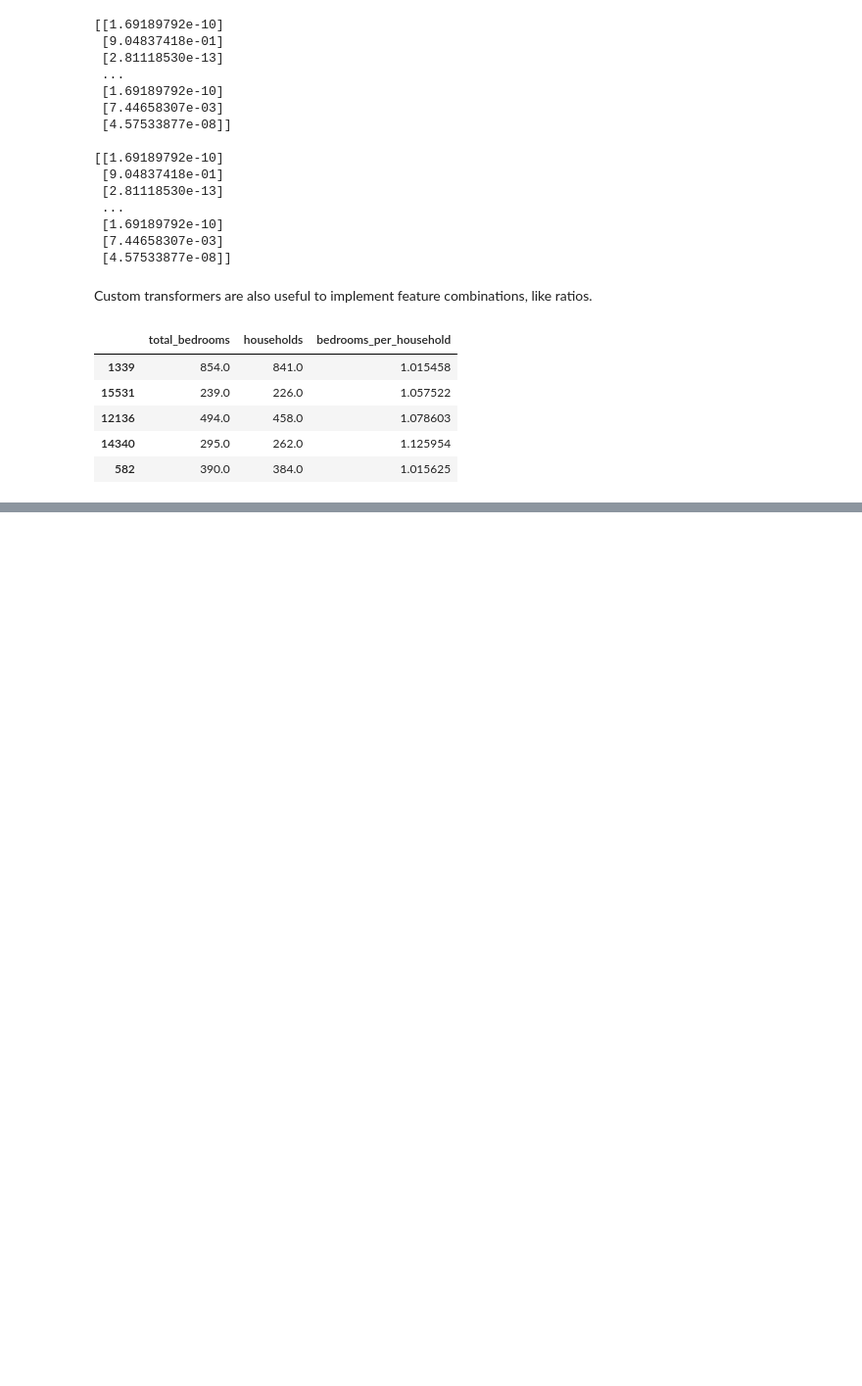
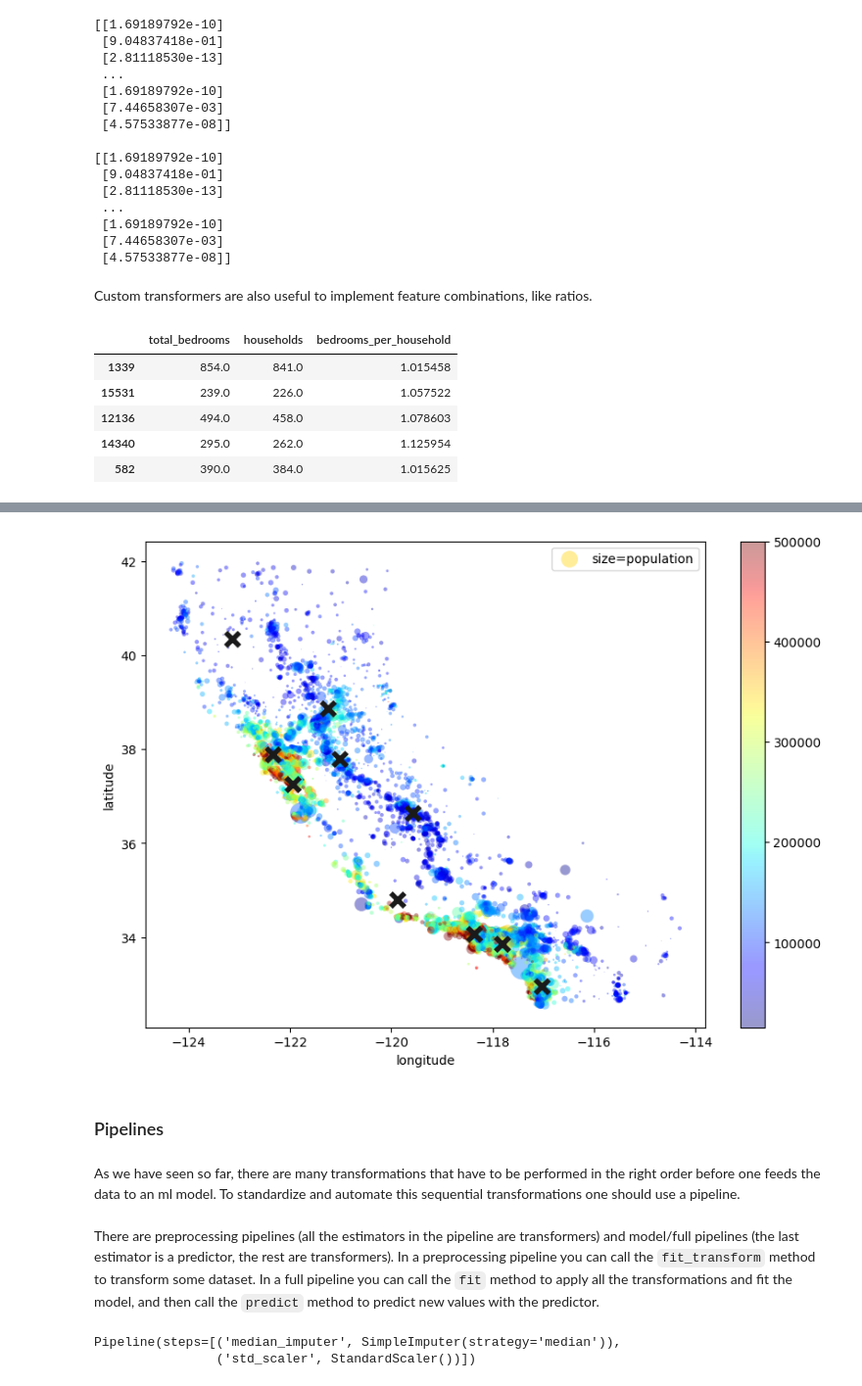
Before and after one commit to perezsergio/geron-hanodsonML, a Jupyter notebook: chapter2/notes.ipynb, the cells around one changed output, grey strips where cells are left out. Shown at 98% size. Cells and saved outputs as stored; diff of their text form; code cells hidden in the pictures; blank space fills up the shorter version.

```diff
--- a/chapter2/notes.ipynb
+++ b/chapter2/notes.ipynb
@@ -847,0 +897,12 @@ df.head()
+# %%
+cluster_similarity = ClusterSimilarity(n_clusters=10, gamma=1.0, random_state=0)
+similarities = cluster_similarity.fit_transform(
+    X_train[
+        [
+            "longitude",
+            "latitude",
+        ]
+    ],
+    sample_weight=y_train,
+)
+similarities.head()
@@ -847,0 +916,25 @@ df.head()
+# %%
+plt.style.use("default")
+X_train.plot(
+    kind="scatter",
+    x="longitude",
+    y="latitude",
+    c=y_train,
+    s=X_train["population"] / 100,
+    label="size=population",
+    figsize=(10, 7),
+    alpha=0.4,
+    cmap="jet",
+    linewidths=0,
+    legend=True,
+)
+
+population_centers = cluster_similarity.kmeans_.cluster_centers_
+for center in population_centers:
+    plt.scatter(center[0], center[1], marker="x", s=120, c="k", linewidths=4)
+# %% [output]
+[figure, added]
+# %% [markdown]
+### Pipelines
+# %% [markdown]
+As we have seen so far, there are many transformations that have to be performed in the right order before one feeds the data to an ml model. To standardize and automate this sequential transformations one should use a pipeline.
@@ -847,0 +955,18 @@ df.head()
+# %% [markdown]
+There are preprocessing pipelines (all the estimators in the pipeline are transformers) and model/full pipelines (the last estimator is a predictor, the rest are transformers). In a preprocessing pipeline you can call the `fit_transform` method to transform some dataset. In a full pipeline you can call the `fit` method to apply all the transformations and fit the model, and then call the `predict` method to predict new values with the predictor.
+# %%
+X_num = X_train.select_dtypes(include=np.number)
+
+# Pipeline
+preprocessing_pipeline = Pipeline(
+    [
+        ("median_imputer", SimpleImputer(strategy="median")),
+        ("std_scaler", StandardScaler()),
+    ]
+)
+X_transformed = preprocessing_pipeline.fit_transform(X_num)
+
+preprocessing_pipeline
+# %% [output]
+Pipeline(steps=[('median_imputer', SimpleImputer(strategy='median')),
+                ('std_scaler', StandardScaler())])
```
Also changed, not shown: parts of 13 cells of this notebook.
